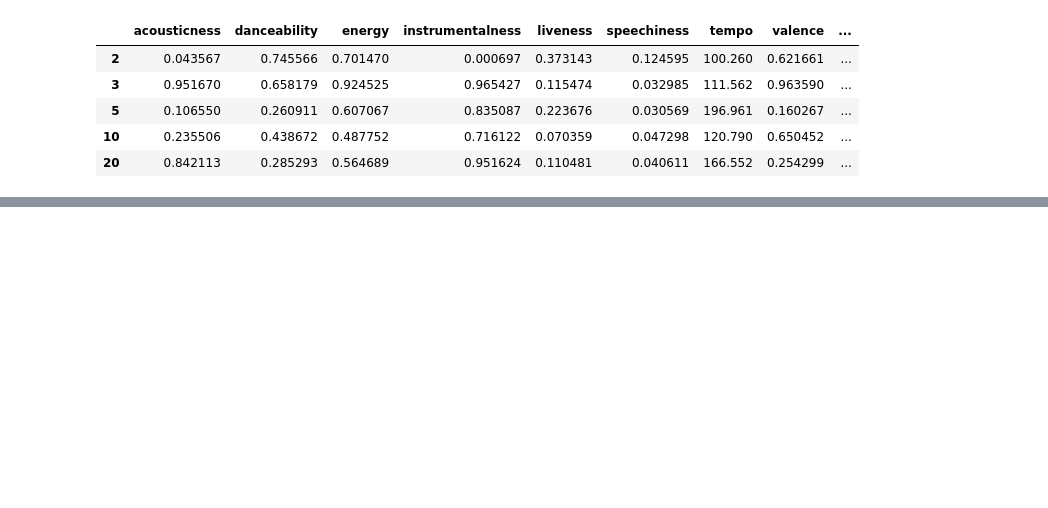
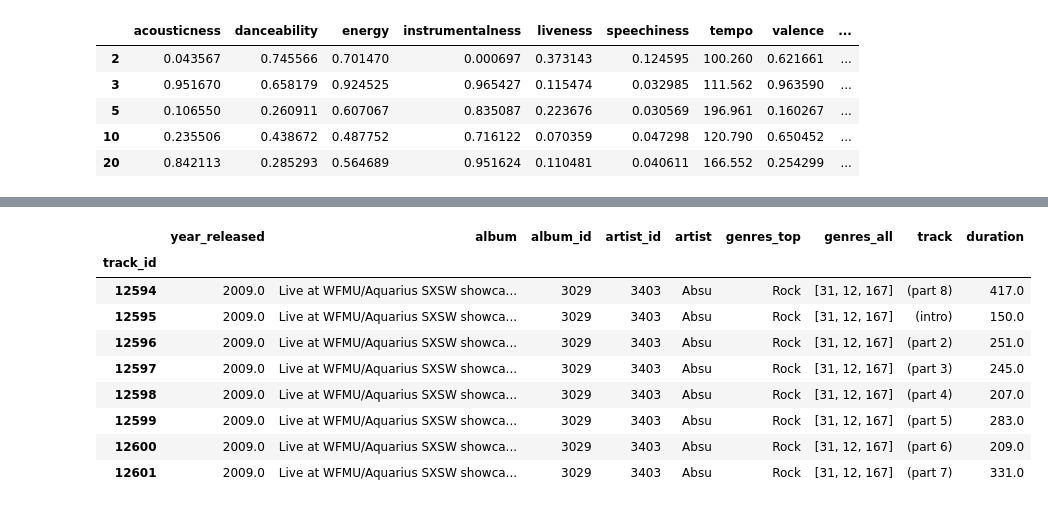
Before and after one commit to victoreram/Springboard-Data-Science, a Jupyter notebook: Subgenre_Classification/Merging_dfs.ipynb, the cells around one changed output, grey strips where cells are left out. Cells and saved outputs as stored; diff of their text form; code cells hidden in the pictures; blank space fills up the shorter version.

```diff
--- a/Subgenre_Classification/Merging_dfs.ipynb
+++ b/Subgenre_Classification/Merging_dfs.ipynb
@@ -149,0 +204,4 @@ df.to_csv('track_features_genre.csv')
+# %%
+filepath='C:\\Users\\ramir\\OneDrive\\Documents\\GitHub\\fma_metadata\\tracks_unsupervised.csv'
+tracks = pd.read_csv(filepath, index_col='track_id')
+metal_tracks = tracks[tracks['genres_all'].str.contains('31')]
@@ -149,0 +243,13 @@ df.to_csv('track_features_genre.csv')
+# %%
+tracks[tracks['artist'] == 'Absu']
+# %% [output]
+|  | year_released | album | album_id | artist_id | artist | genres_top | genres_all | track | duration |
+| track_id |  |  |  |  |  |  |  |  |  |
+| 12594 | 2009.0 | Live at WFMU/Aquarius SXSW showca... | 3029 | 3403 | Absu | Rock | [31, 12, 167] | (part 8) | 417.0 |
+| 12595 | 2009.0 | Live at WFMU/Aquarius SXSW showca... | 3029 | 3403 | Absu | Rock | [31, 12, 167] | (intro) | 150.0 |
+| 12596 | 2009.0 | Live at WFMU/Aquarius SXSW showca... | 3029 | 3403 | Absu | Rock | [31, 12, 167] | (part 2) | 251.0 |
+| 12597 | 2009.0 | Live at WFMU/Aquarius SXSW showca... | 3029 | 3403 | Absu | Rock | [31, 12, 167] | (part 3) | 245.0 |
+| 12598 | 2009.0 | Live at WFMU/Aquarius SXSW showca... | 3029 | 3403 | Absu | Rock | [31, 12, 167] | (part 4) | 207.0 |
+| 12599 | 2009.0 | Live at WFMU/Aquarius SXSW showca... | 3029 | 3403 | Absu | Rock | [31, 12, 167] | (part 5) | 283.0 |
+| 12600 | 2009.0 | Live at WFMU/Aquarius SXSW showca... | 3029 | 3403 | Absu | Rock | [31, 12, 167] | (part 6) | 209.0 |
+| 12601 | 2009.0 | Live at WFMU/Aquarius SXSW showca... | 3029 | 3403 | Absu | Rock | [31, 12, 167] | (part 7) | 331.0 |
```
Also changed, not shown: parts of 14 cells of this notebook, 5 other files.
